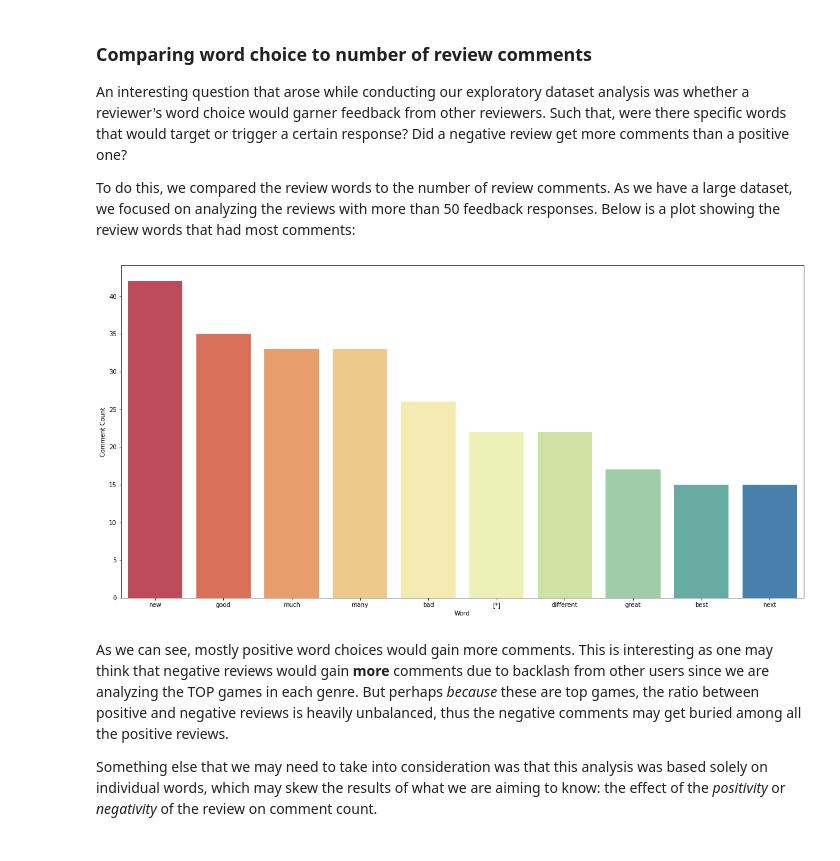
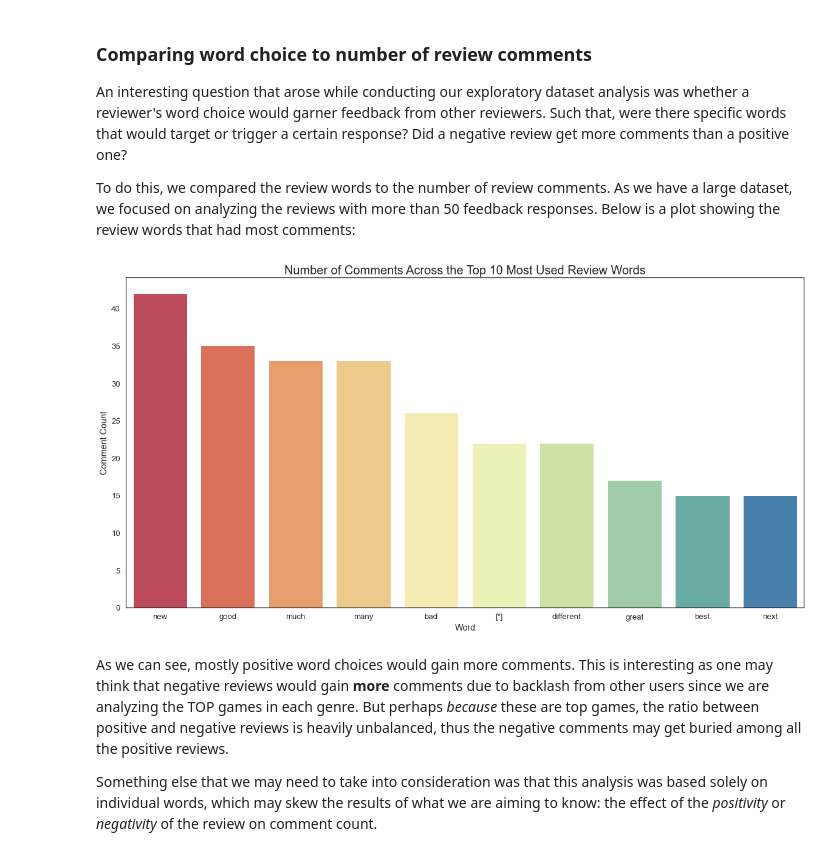
Before and after one commit to data301-2020-winter2/course-project-group_1005, a Jupyter notebook: analysis/task5.ipynb, the cells around one changed output. Cells and saved outputs as stored; diff of their text form; code cells hidden in the pictures.

Commit message:
Added titles to word analysis graphs

```diff
--- a/analysis/task5.ipynb
+++ b/analysis/task5.ipynb
@@ -184,34 +190,36 @@ df = pd.DataFrame({
     'Review': rev_comments['review'],
     'Comment Count': pd.to_numeric(rev_comments['comment_count'])
 })
 
 #Keeping only the reviews with more than 50 comments
 over50 = df[df['Comment Count'] > 50]
 
 from nltk.corpus import stopwords
 from nltk import word_tokenize, pos_tag, pos_tag_sents
 from collections import Counter
 
 a = Counter(" ".join(over50["Review"].str.lower()).split()).most_common()
 stop_words = set(stopwords.words('english'))
 
 #Filtering out meaningless words using NLTK's stop_words list
 b = [(i[0],i[1]) for i in a if i[0] not in stop_words]
 
 #Creating dataframe containing words and their counts
 word_counts = pd.DataFrame(b, columns=['Word','Count'])
 
 #Further filtering to only contain adjectives
 word_counts['POSTags'] = pos_tag_sents(word_counts['Word'].apply(word_tokenize).tolist())
 word_counts['POSTags'] = word_counts['POSTags'].astype(str)
 final = word_counts[word_counts['POSTags'].str.contains("JJ")].head(10)
 
+sns.set_theme(style = "white", font_scale = 1.2)
 plt.figure(figsize=(20,10))
 plot = sns.barplot(x=final['Word'], y=final['Count'], palette="Spectral")
 plot.set(xlabel='Word', ylabel='Comment Count')
+plt.title("Number of Comments Across the Top 10 Most Used Review Words", size=20)
 plt.show()
 # %% [output]
-[figure, old version]
+[figure, new version]
 # %% [markdown]
 As we can see, mostly positive word choices would gain more comments. This is interesting as one may think that negative reviews would gain **more** comments due to backlash from other users since we are analyzing the TOP games in each genre. But perhaps *because* these are top games, the ratio between positive and negative reviews is heavily unbalanced, thus the negative comments may get buried among all the positive reviews.
 
```
Also changed, not shown: parts of 16 cells of this notebook.
